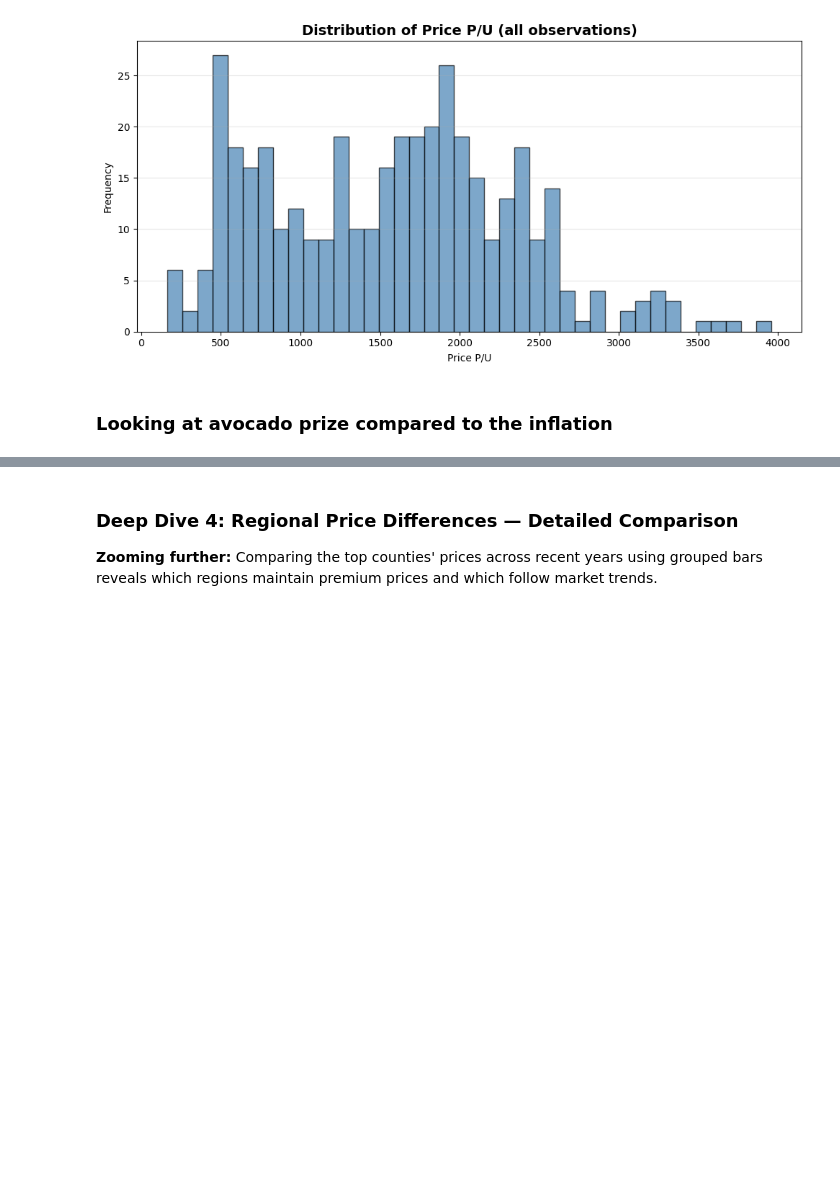
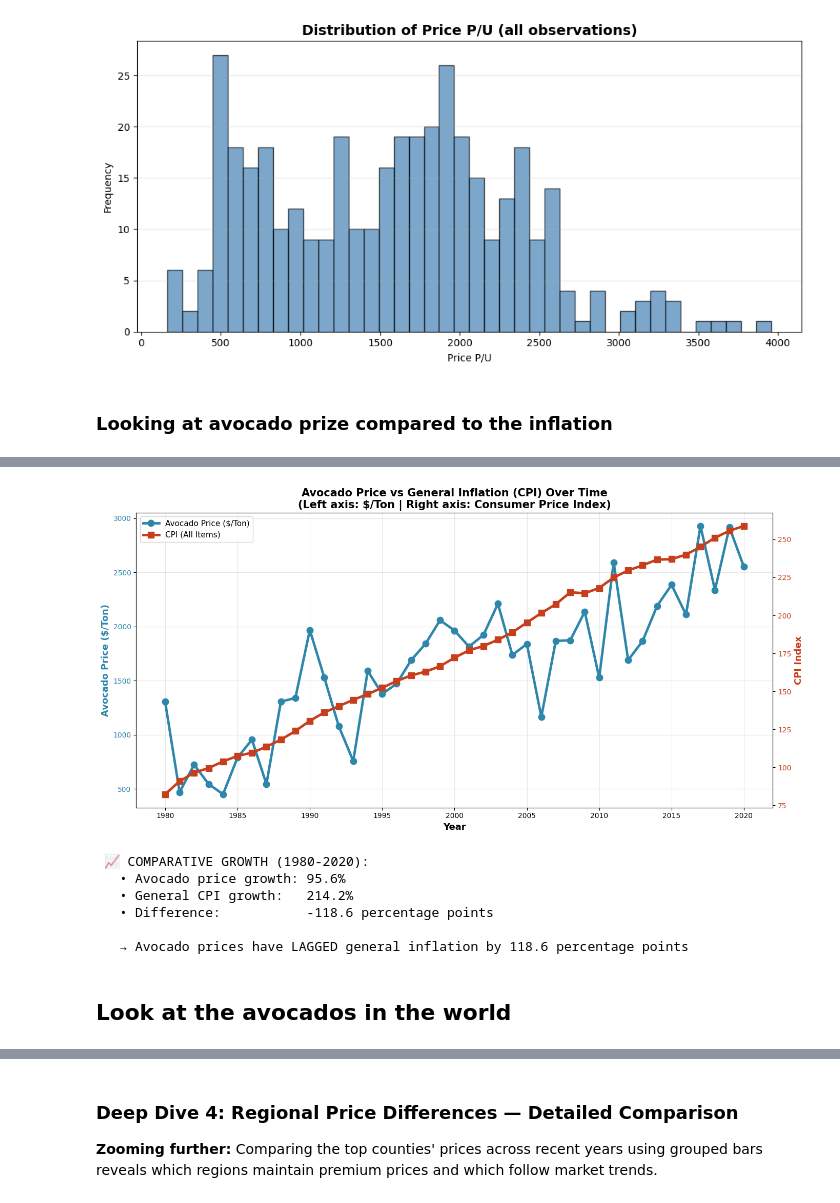
Before and after one commit to katrimik/avocado_vis, a Jupyter notebook: vis.ipynb, the cells around one changed output, grey strips where cells are left out. Cells and saved outputs as stored; diff of their text form; code cells hidden in the pictures; blank space fills up the shorter version.

```diff
--- a/vis.ipynb
+++ b/vis.ipynb
@@ -1244,0 +1436,59 @@ plt.show()
+# %%
+# VISUALIZATION 3: Dual-Axis Chart - Avocado Price vs CPI in Current Dollars
+# This shows both series in their original units for intuitive understanding
+
+fig, ax1 = plt.subplots(figsize=(14, 7))
+
+# Left axis: Avocado Price ($/Ton)
+ax1.plot(comparison['Year'], comparison['Price P/U'], marker='o', linewidth=3.5, markersize=9,
+         color='#2E86AB', label='Avocado Price ($/Ton)', zorder=3)
+ax1.set_xlabel('Year', fontsize=13, fontweight='bold')
+ax1.set_ylabel('Avocado Price ($/Ton)', fontsize=13, fontweight='bold', color='#2E86AB')
+ax1.tick_params(axis='y', labelcolor='#2E86AB')
+
+# Right axis: CPI (indexed to 1980 = 100)
+ax2 = ax1.twinx()
+ax2.plot(comparison['Year'], comparison['CPI'], marker='s', linewidth=3.5, markersize=9,
+         color='#C73E1D', label='CPI (All Items)', zorder=3)
+ax2.set_ylabel('CPI Index', fontsize=13, fontweight='bold', color='#C73E1D')
+ax2.tick_params(axis='y', labelcolor='#C73E1D')
+
+ax1.set_title('Avocado Price vs General Inflation (CPI) Over Time\n(Left axis: $/Ton | Right axis: Consumer Price Index)',
+             fontsize=15, fontweight='bold')
+ax1.grid(True, alpha=0.3)
+
+# Add legend
+lines1, labels1 = ax1.get_legend_handles_labels()
+lines2, labels2 = ax2.get_legend_handles_labels()
+ax1.legend(lines1 + lines2, labels1 + labels2, loc='upper left', fontsize=11)
+
+plt.tight_layout()
+plt.show()
+
+# Key statistics
+print(f"\n 📈 COMPARATIVE GROWTH (1980-2020):")
+avocado_growth = ((comparison[comparison['Year'] == 2020]['Price P/U'].values[0] -
+                  comparison[comparison['Year'] == 1980]['Price P/U'].values[0]) /
+                 comparison[comparison['Year'] == 1980]['Price P/U'].values[0] * 100)
+cpi_growth = ((comparison[comparison['Year'] == 2020]['CPI'].values[0] -
+              comparison[comparison['Year'] == 1980]['CPI'].values[0]) /
+             comparison[comparison['Year'] == 1980]['CPI'].values[0] * 100)
+
+print(f"   • Avocado price growth: {avocado_growth:.1f}%")
+print(f"   • General CPI growth:   {cpi_growth:.1f}%")
+print(f"   • Difference:           {avocado_growth - cpi_growth:.1f} percentage points")
+
+if avocado_growth > cpi_growth:
+    print(f"\n   → Avocado prices have OUTPACED general inflation by {avocado_growth - cpi_growth:.1f} percentage points")
+else:
+    print(f"\n   → Avocado prices have LAGGED general inflation by {cpi_growth - avocado_growth:.1f} percentage points")
+# %% [output]
+[figure, added]
+ 📈 COMPARATIVE GROWTH (1980-2020):
+   • Avocado price growth: 95.6%
+   • General CPI growth:   214.2%
+   • Difference:           -118.6 percentage points
+
+   → Avocado prices have LAGGED general inflation by 118.6 percentage points
+# %% [markdown]
+## Look at the avocados in the world
```
Also changed, not shown: parts of 20 cells of this notebook, 2 other files.
